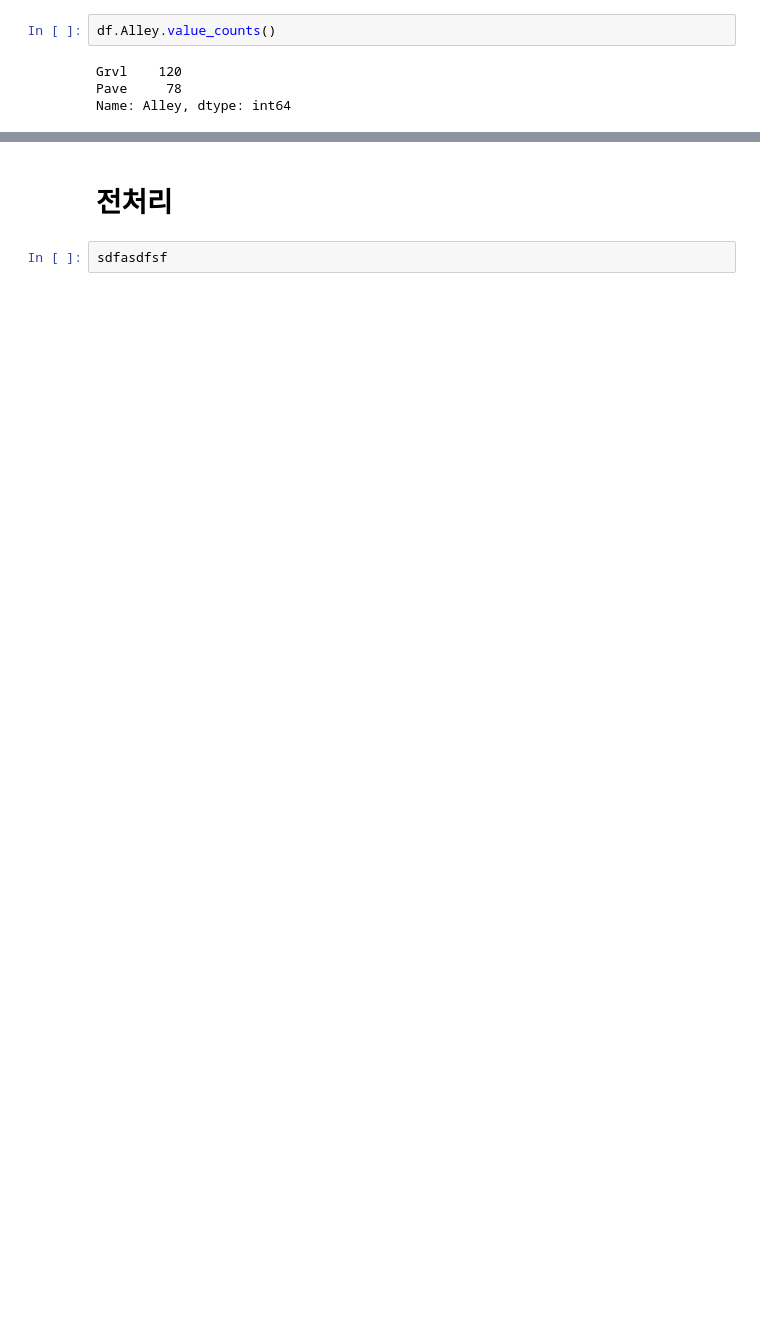
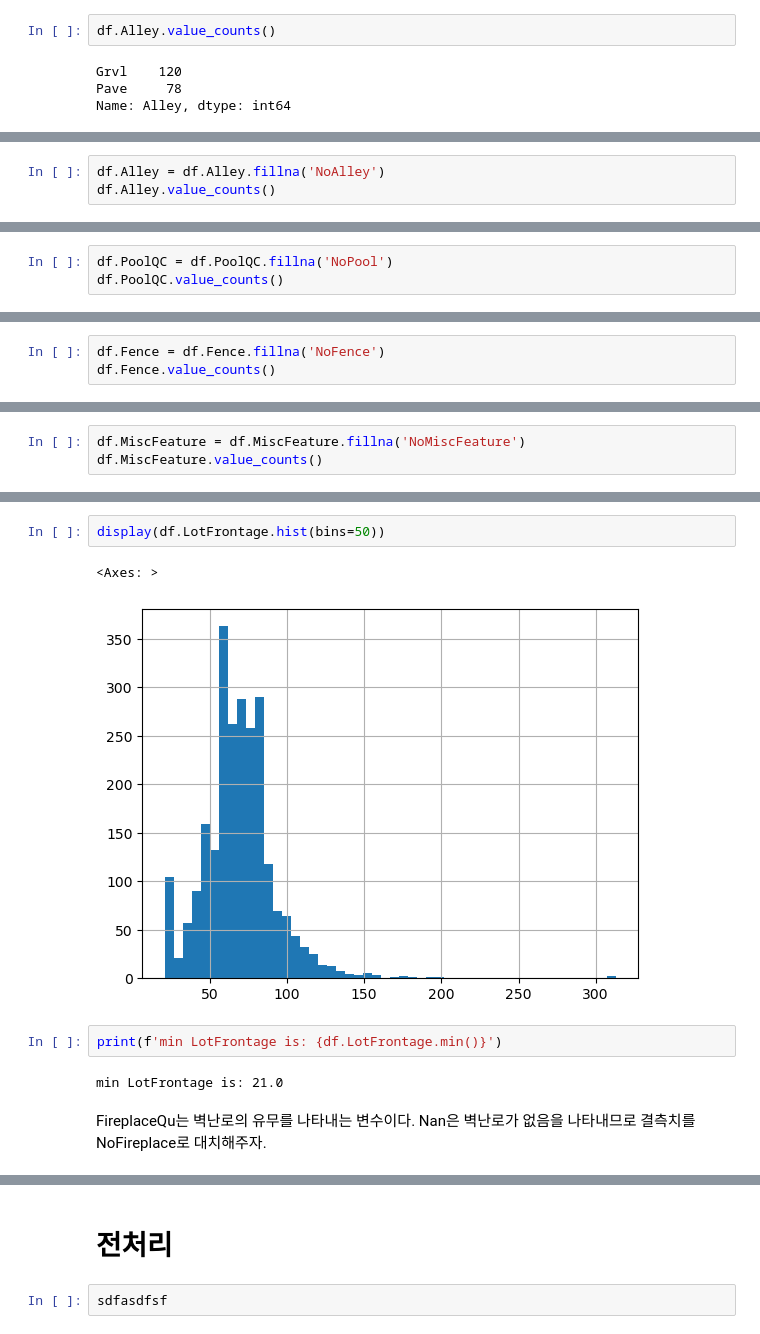
Before and after one commit to Usunwoo/kaggle-house_price, a Jupyter notebook: house_price.ipynb, the cells around one changed output, grey strips where cells are left out. Saved outputs shown, nothing was run; the diff lists cells and outputs as text; blank space fills up the shorter version.

```diff
--- a/house_price.ipynb
+++ b/house_price.ipynb
@@ -173,0 +184,3 @@ Name: Alley, dtype: int64
+# %%
+df.Alley = df.Alley.fillna('NoAlley')
+df.Alley.value_counts()
@@ -173,0 +208,3 @@ Name: Alley, dtype: int64
+# %%
+df.PoolQC = df.PoolQC.fillna('NoPool')
+df.PoolQC.value_counts()
@@ -173,0 +221,3 @@ Name: Alley, dtype: int64
+# %%
+df.Fence = df.Fence.fillna('NoFence')
+df.Fence.value_counts()
@@ -173,0 +231,3 @@ Name: Alley, dtype: int64
+# %%
+df.MiscFeature = df.MiscFeature.fillna('NoMiscFeature')
+df.MiscFeature.value_counts()
@@ -197,0 +273,11 @@ SalePrice는 Target 값이므로 수정하지 않음.
+# %%
+display(df.LotFrontage.hist(bins=50))
+# %% [output]
+<Axes: >
+[figure, added]
+# %%
+print(f'min LotFrontage is: {df.LotFrontage.min()}')
+# %% [output]
+min LotFrontage is: 21.0
+# %% [markdown]
+FireplaceQu는 벽난로의 유무를 나타내는 변수이다. Nan은 벽난로가 없음을 나타내므로 결측치를 NoFireplace로 대치해주자.
```
Also changed, not shown: parts of 56 cells of this notebook.
